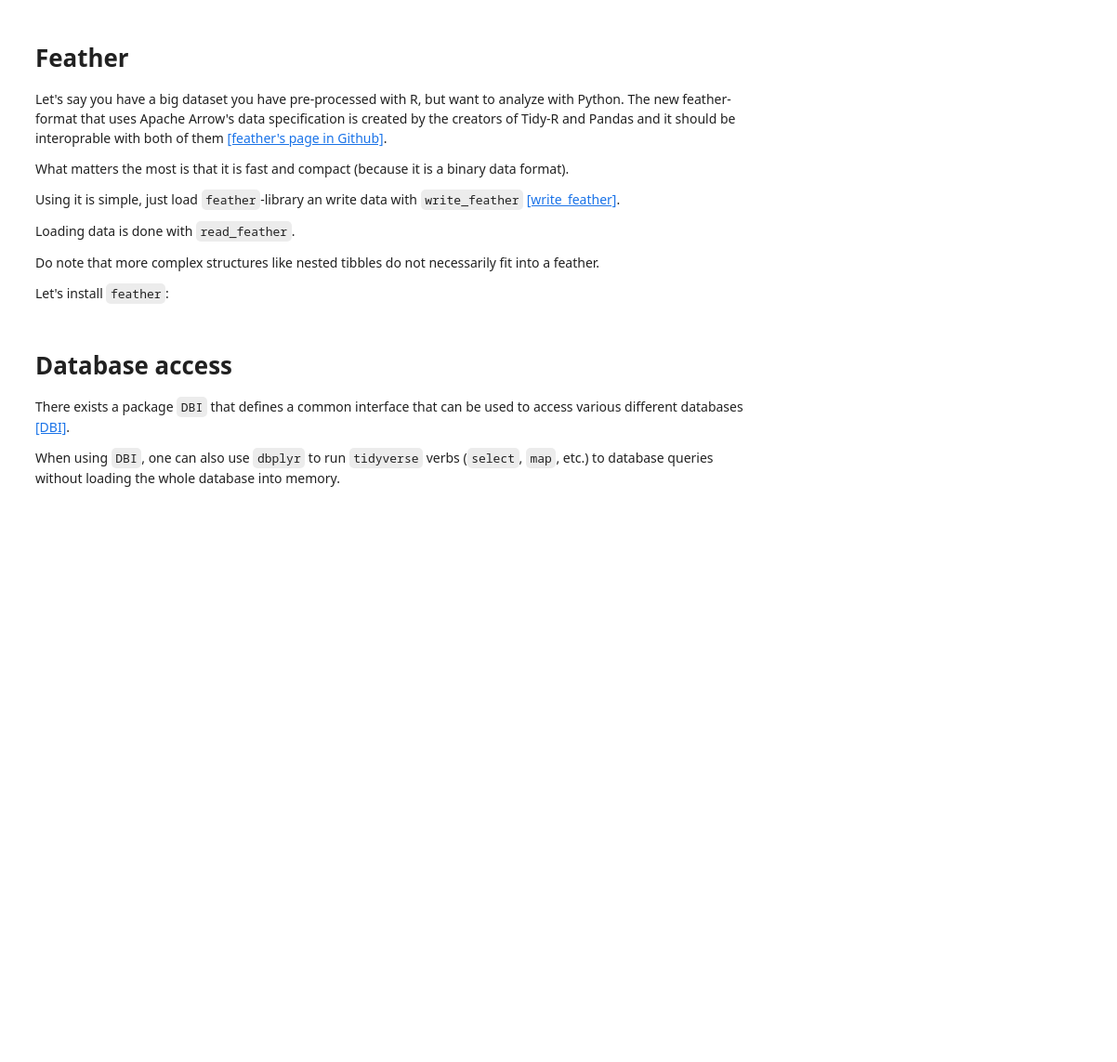
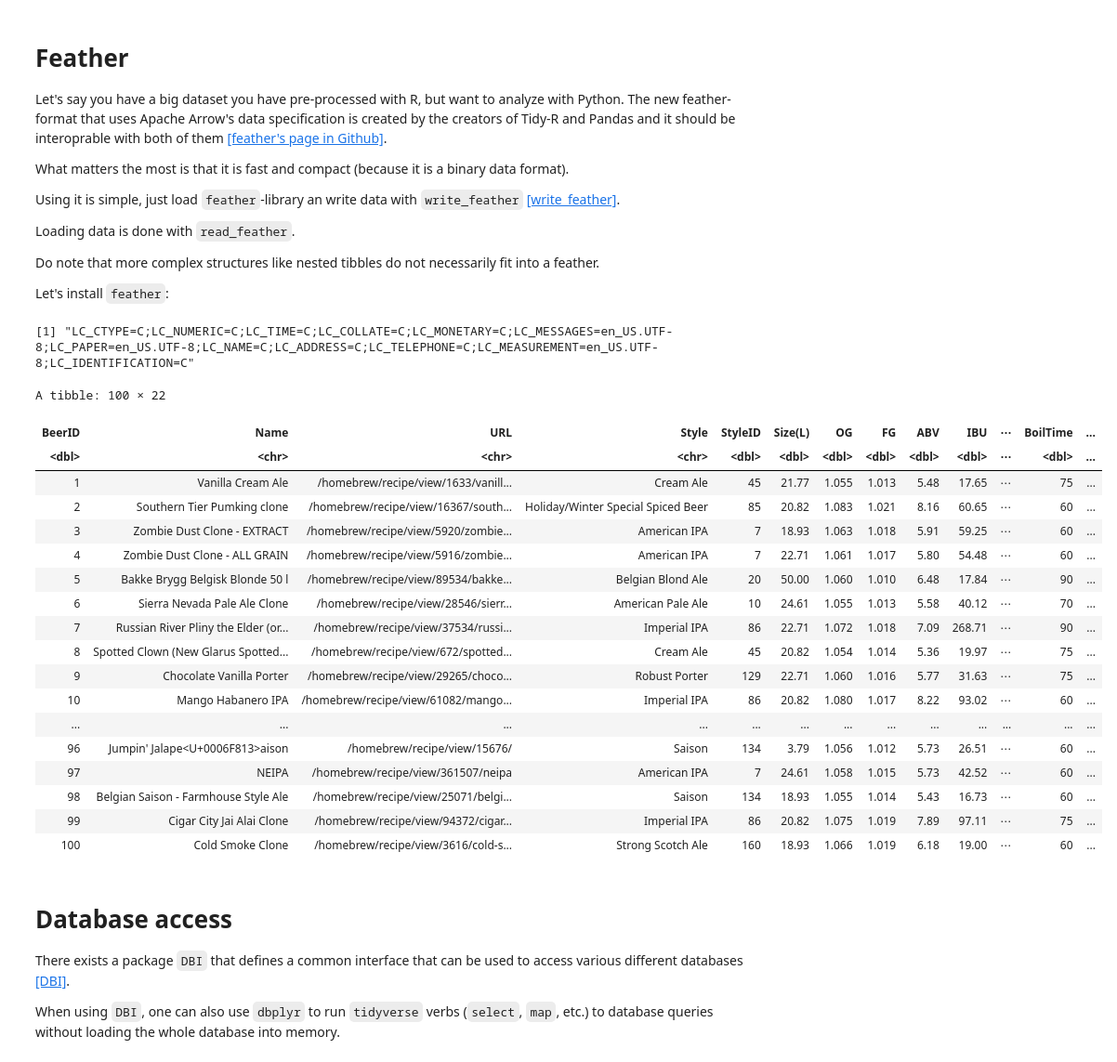
Before and after one commit to AaltoSciComp/python-r-data-analysis-course, a Jupyter notebook: r/03_Data_Access.ipynb, the cells around one changed output. Shown at 93% size. Saved outputs shown, nothing was run; the diff lists cells and outputs as text; code cells hidden in the pictures; blank space fills up the shorter version.

```diff
--- a/r/03_Data_Access.ipynb
+++ b/r/03_Data_Access.ipynb
@@ -238,6 +238,31 @@ library(feather, lib.loc='rlibs')
 write_feather(beer_recipes,'beer_recipes.feather')
 
 beer_recipes2 <- read_feather('beer_recipes.feather')
+# %%
+# This is to fix a bug in our system
+Sys.setlocale('LC_ALL','C')
+beer_recipes2
+# %% [output]
+[1] "LC_CTYPE=C;LC_NUMERIC=C;LC_TIME=C;LC_COLLATE=C;LC_MONETARY=C;LC_MESSAGES=en_US.UTF-8;LC_PAPER=en_US.UTF-8;LC_NAME=C;LC_ADDRESS=C;LC_TELEPHONE=C;LC_MEASUREMENT=en_US.UTF-8;LC_IDENTIFICATION=C"
+A tibble: 100 × 22
+| BeerID | Name | URL | Style | StyleID | Size(L) | OG | FG | ABV | IBU | ⋯ | BoilTime | ... |
+| <dbl> | <chr> | <chr> | <chr> | <dbl> | <dbl> | <dbl> | <dbl> | <dbl> | <dbl> | ⋯ | <dbl> | ... |
+| 1 | Vanilla Cream Ale | /homebrew/recipe/view/1633/vanill... | Cream Ale | 45 | 21.77 | 1.055 | 1.013 | 5.48 | 17.65 | ⋯ | 75 | ... |
+| 2 | Southern Tier Pumking clone | /homebrew/recipe/view/16367/south... | Holiday/Winter Special Spiced Beer | 85 | 20.82 | 1.083 | 1.021 | 8.16 | 60.65 | ⋯ | 60 | ... |
+| 3 | Zombie Dust Clone - EXTRACT | /homebrew/recipe/view/5920/zombie... | American IPA | 7 | 18.93 | 1.063 | 1.018 | 5.91 | 59.25 | ⋯ | 60 | ... |
+| 4 | Zombie Dust Clone - ALL GRAIN | /homebrew/recipe/view/5916/zombie... | American IPA | 7 | 22.71 | 1.061 | 1.017 | 5.80 | 54.48 | ⋯ | 60 | ... |
+| 5 | Bakke Brygg Belgisk Blonde 50 l | /homebrew/recipe/view/89534/bakke... | Belgian Blond Ale | 20 | 50.00 | 1.060 | 1.010 | 6.48 | 17.84 | ⋯ | 90 | ... |
+| 6 | Sierra Nevada Pale Ale Clone | /homebrew/recipe/view/28546/sierr... | American Pale Ale | 10 | 24.61 | 1.055 | 1.013 | 5.58 | 40.12 | ⋯ | 70 | ... |
+| 7 | Russian River Pliny the Elder (or... | /homebrew/recipe/view/37534/russi... | Imperial IPA | 86 | 22.71 | 1.072 | 1.018 | 7.09 | 268.71 | ⋯ | 90 | ... |
+| 8 | Spotted Clown (New Glarus Spotted... | /homebrew/recipe/view/672/spotted... | Cream Ale | 45 | 20.82 | 1.054 | 1.014 | 5.36 | 19.97 | ⋯ | 75 | ... |
+| 9 | Chocolate Vanilla Porter | /homebrew/recipe/view/29265/choco... | Robust Porter | 129 | 22.71 | 1.060 | 1.016 | 5.77 | 31.63 | ⋯ | 75 | ... |
+| 10 | Mango Habanero IPA | /homebrew/recipe/view/61082/mango... | Imperial IPA | 86 | 20.82 | 1.080 | 1.017 | 8.22 | 93.02 | ⋯ | 60 | ... |
+| ... | ... | ... | ... | ... | ... | ... | ... | ... | ... | ... | ... | ... |
+| 96 | Jumpin' Jalape<U+0006F813>aison | /homebrew/recipe/view/15676/ | Saison | 134 | 3.79 | 1.056 | 1.012 | 5.73 | 26.51 | ⋯ | 60 | ... |
+| 97 | NEIPA | /homebrew/recipe/view/361507/neipa | American IPA | 7 | 24.61 | 1.058 | 1.015 | 5.73 | 42.52 | ⋯ | 60 | ... |
+| 98 | Belgian Saison - Farmhouse Style Ale | /homebrew/recipe/view/25071/belgi... | Saison | 134 | 18.93 | 1.055 | 1.014 | 5.43 | 16.73 | ⋯ | 60 | ... |
+| 99 | Cigar City Jai Alai Clone | /homebrew/recipe/view/94372/cigar... | Imperial IPA | 86 | 20.82 | 1.075 | 1.019 | 7.89 | 97.11 | ⋯ | 75 | ... |
+| 100 | Cold Smoke Clone | /homebrew/recipe/view/3616/cold-s... | Strong Scotch Ale | 160 | 18.93 | 1.066 | 1.019 | 6.18 | 19.00 | ⋯ | 60 | ... |
 # %% [markdown]
 # Database access
 
```
Also changed, not shown: parts of 7 cells of this notebook, 1 other file.
